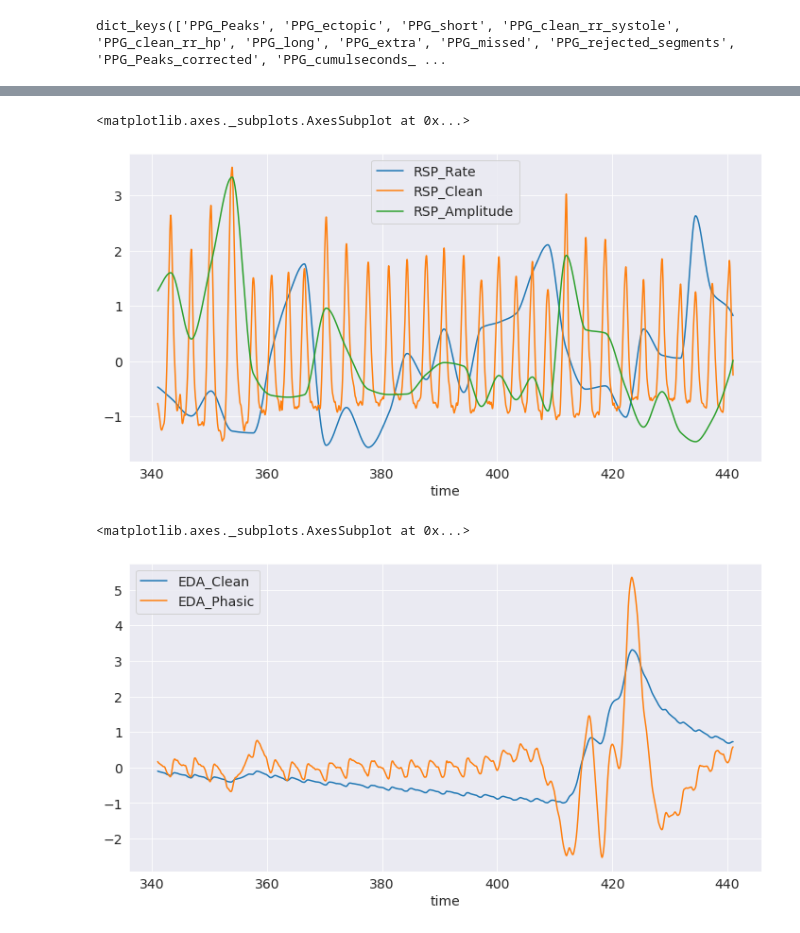
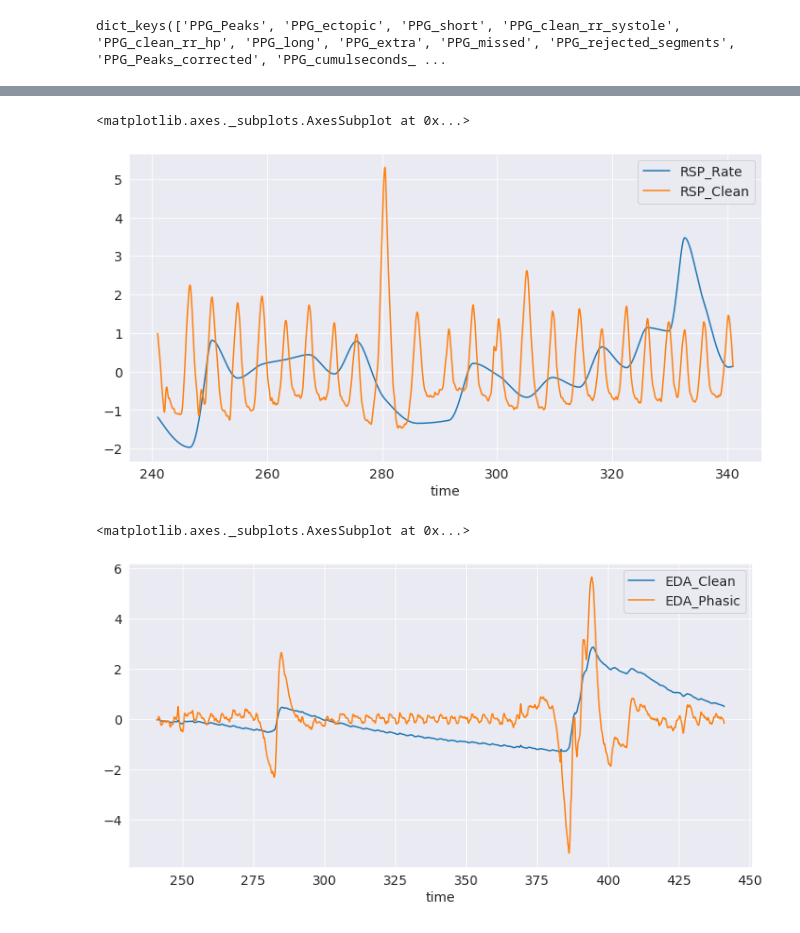
Before and after one commit to sangfrois/ds_prep, a Jupyter notebook: physio/notebooks/cleaning.ipynb, the cells around one changed output, grey strips where cells are left out. Drawn from its saved outputs; the diff is of its cells as text; code cells hidden in the pictures.

```diff
--- a/physio/notebooks/cleaning.ipynb
+++ b/physio/notebooks/cleaning.ipynb
@@ -188,14 +346,14 @@ dict_keys(['PPG_Peaks', 'PPG_ectopic', 'PPG_short', 'PPG_clean_rr_systole', 'PPG
 # %%
-df1 = nk.standardize(bio_proc[['RSP_Rate', 'RSP_Clean','RSP_Amplitude']][3500000:4500000])
-df1['time'] = bio_proc['time'][3500000:4500000]
+df1 = nk.standardize(bio_proc[['RSP_Rate', 'RSP_Clean']][2500000:3500000])
+df1['time'] = bio_proc['time'][2500000:3500000]
 df1.plot(x='time')
 # %% [output]
 <matplotlib.axes._subplots.AxesSubplot at 0x...>
-[figure, old version]
+[figure, new version]
 # %%
-df1 = nk.standardize(bio_proc[['EDA_Clean', 'EDA_Phasic']][3500000:4500000])
-df1['time'] = bio_proc['time'][3500000:4500000]
+df1 = nk.standardize(bio_proc[['EDA_Clean', 'EDA_Phasic']][2500000:4500000])
+df1['time'] = bio_proc['time'][2500000:4500000]
 df1.plot(x='time')
 # %% [output]
 <matplotlib.axes._subplots.AxesSubplot at 0x...>
-[figure, old version]
+[figure, new version]
```
Also changed, not shown: parts of 68 cells of this notebook, 6 other files.
